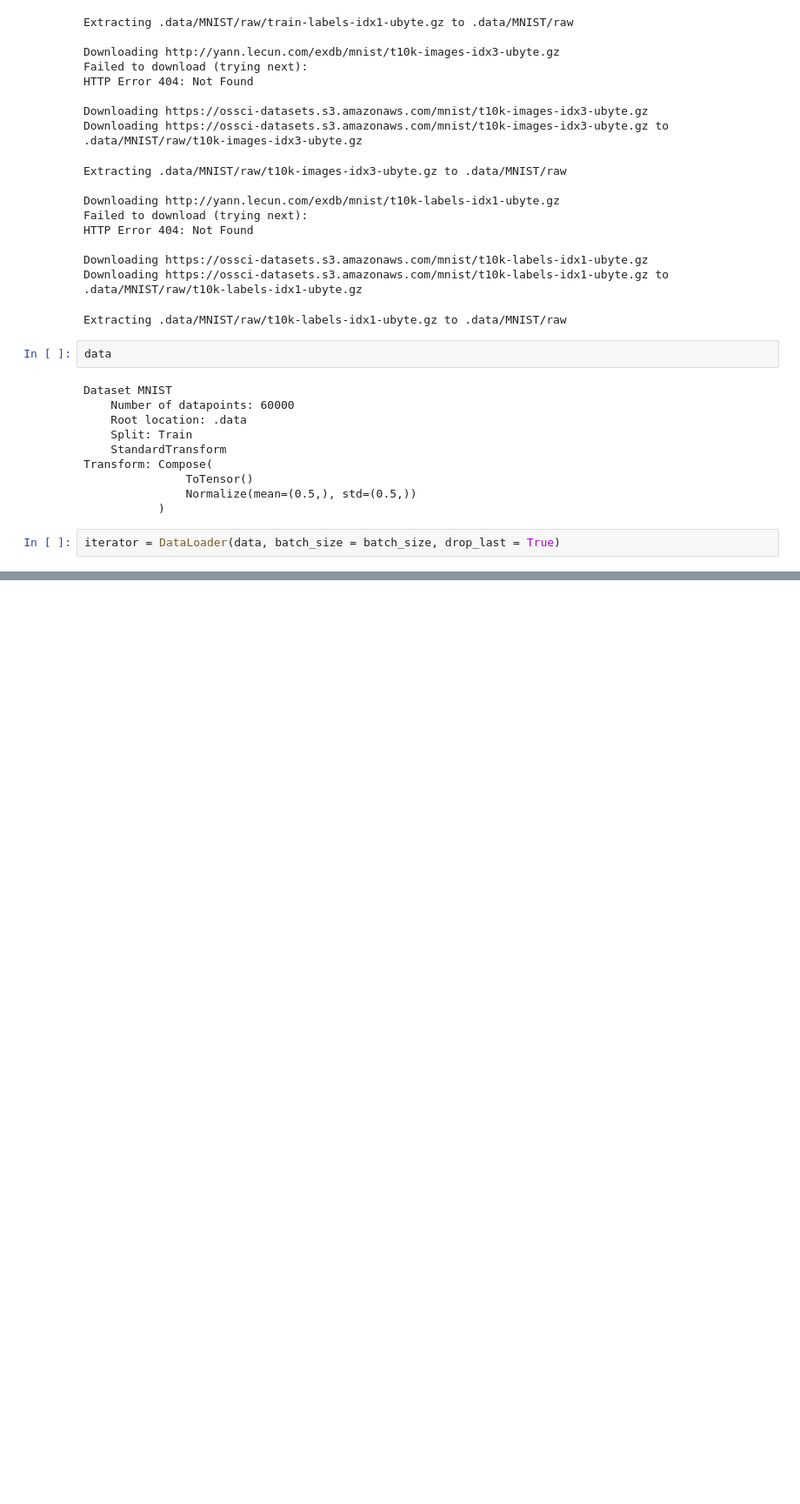
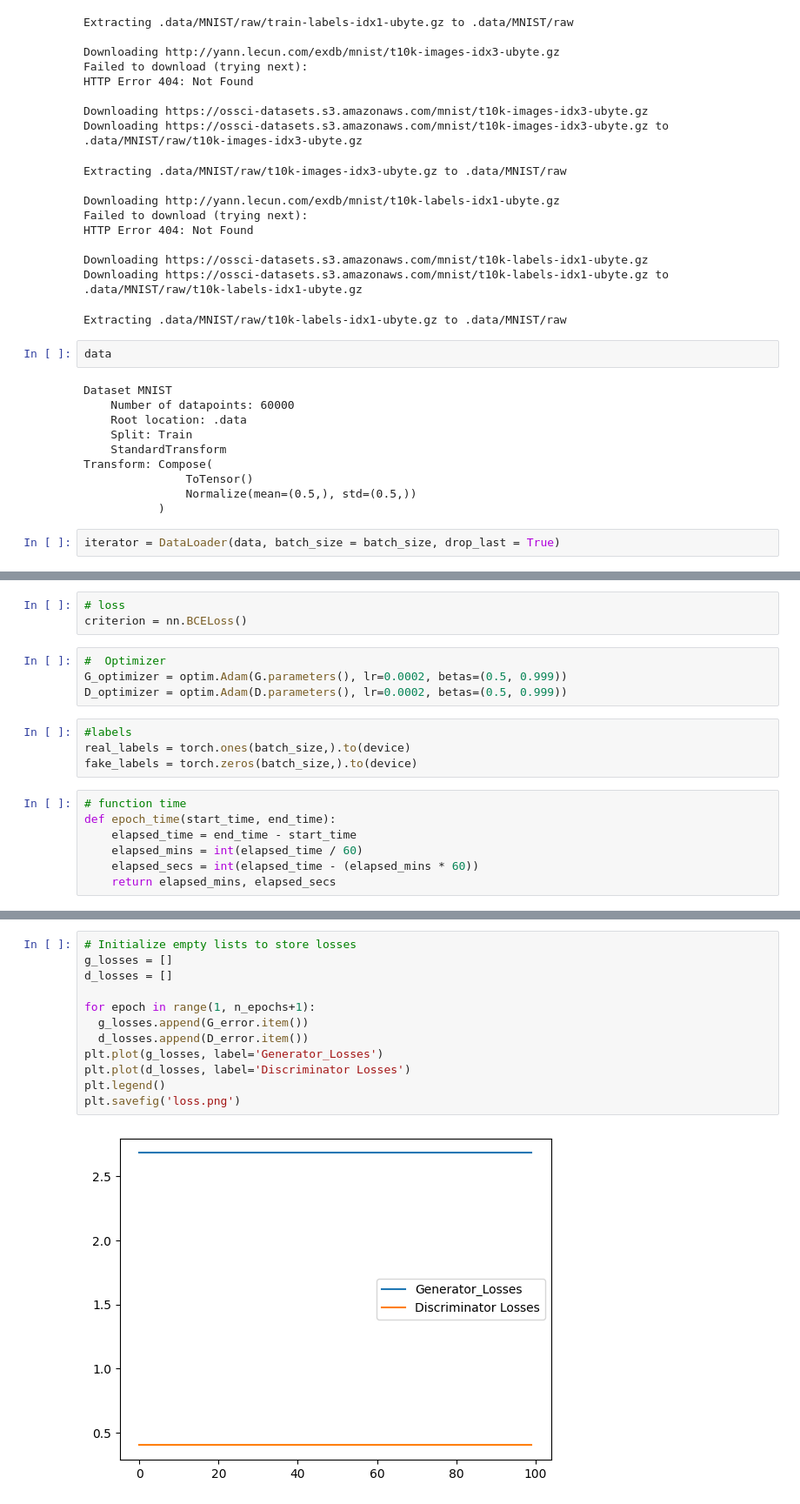
Before and after one commit to nikhilScripts/Generative-Adversarial-Networks, a Jupyter notebook: GAN_from_scratch.ipynb, the cells around one changed output, grey strips where cells are left out. Shown at 87% size. Cells and saved outputs as stored; diff of their text form; blank space fills up the shorter version.

```diff
--- a/GAN_from_scratch.ipynb
+++ b/GAN_from_scratch.ipynb
@@ -89,0 +148,18 @@ iterator = DataLoader(data, batch_size = batch_size, drop_last = True)
+# %%
+# loss
+criterion = nn.BCELoss()
+# %%
+#  Optimizer
+G_optimizer = optim.Adam(G.parameters(), lr=0.0002, betas=(0.5, 0.999))
+D_optimizer = optim.Adam(D.parameters(), lr=0.0002, betas=(0.5, 0.999))
+# %%
+#labels
+real_labels = torch.ones(batch_size,).to(device)
+fake_labels = torch.zeros(batch_size,).to(device)
+# %%
+# function time
+def epoch_time(start_time, end_time):
+    elapsed_time = end_time - start_time
+    elapsed_mins = int(elapsed_time / 60)
+    elapsed_secs = int(elapsed_time - (elapsed_mins * 60))
+    return elapsed_mins, elapsed_secs
@@ -89,0 +296,14 @@ iterator = DataLoader(data, batch_size = batch_size, drop_last = True)
+# %%
+# Initialize empty lists to store losses
+g_losses = []
+d_losses = []
+
+for epoch in range(1, n_epochs+1):
+  g_losses.append(G_error.item())
+  d_losses.append(D_error.item())
+plt.plot(g_losses, label='Generator_Losses')
+plt.plot(d_losses, label='Discriminator Losses')
+plt.legend()
+plt.savefig('loss.png')
+# %% [output]
+[figure, added]
```
Also changed, not shown: parts of 10 cells of this notebook.
